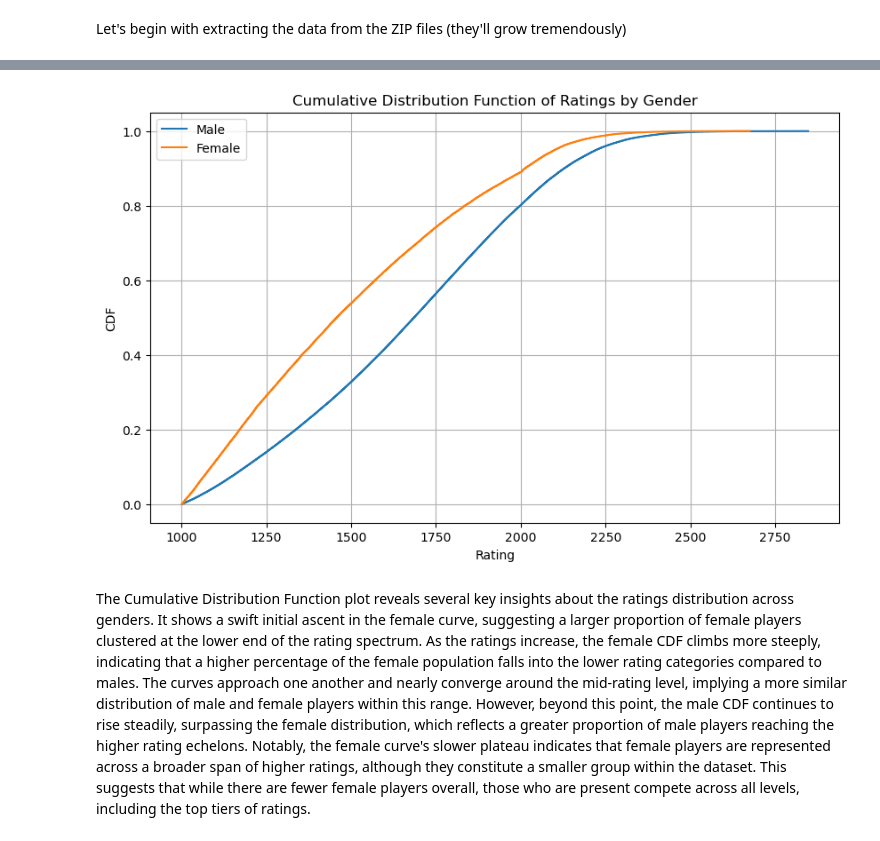
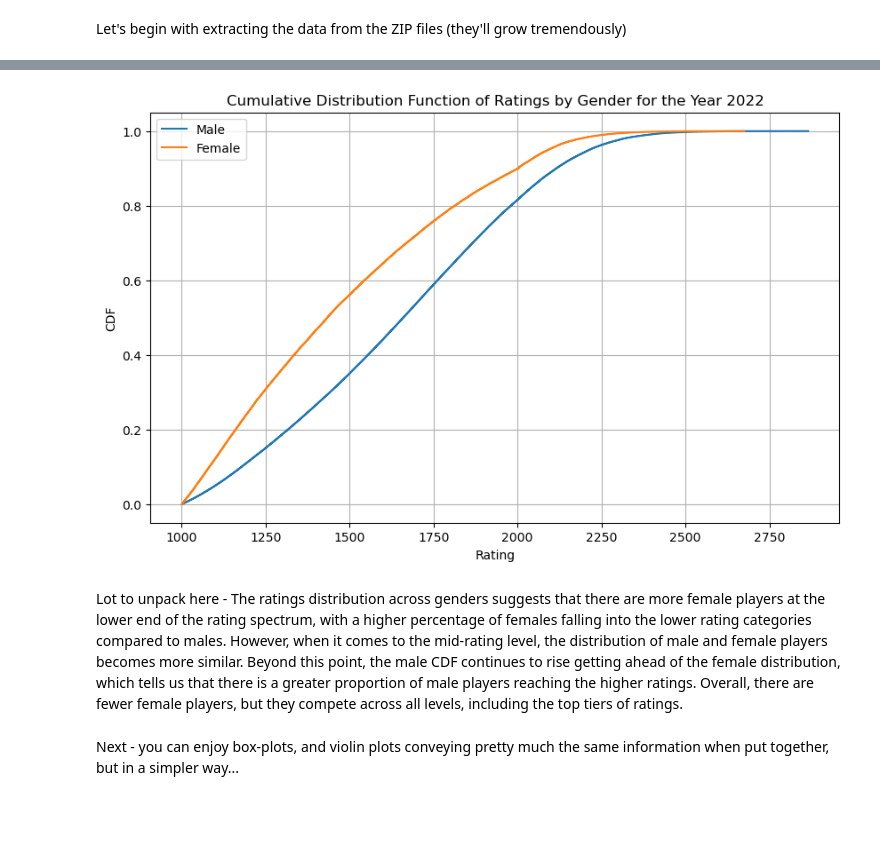
Before and after one commit to koalapowered/da_project, a Jupyter notebook: main/EDA.ipynb, the cells around one changed output, grey strips where cells are left out. Saved outputs shown, nothing was run; the diff lists cells and outputs as text; code cells hidden in the pictures; blank space fills up the shorter version.

```diff
--- a/main/EDA.ipynb
+++ b/main/EDA.ipynb
@@ -58,7 +70,8 @@ def xml_to_list(months_, years_, mode_):
             if os.path.exists(path_):
                 df = pd.read_xml(path_)
                 # making sure we don't add useless people
-                df.dropna(subset=['rating','birthday','sex','name','country'])
+                df.dropna(subset=['rating', 'birthday',
+                          'sex', 'name', 'country'])
                 df.add_suffix(month_+year_)
                 df.head(10)
                 lst.append(df)
@@ -288,31 +1018,34 @@ The plot suggests that efforts to increase female participation in chess might b
+# %%
+import numpy as np
+
+male_ratings = [df_std_22[df_std_22[f'sex_{i}'] == 'M'][f'rating_{i}'] for i in range(12)]  # Replace with your data fetching
+female_ratings = [df_std_22[df_std_22[f'sex_{i}'] == 'F'][f'rating_{i}'] for i in range(12)]  # Replace with your data fetching
+
+
+male_ratings_flat = np.concatenate(male_ratings)
+female_ratings_flat = np.concatenate(female_ratings)
+
+
+male_ratings_sorted = np.sort(male_ratings_flat)
+male_cdf = np.arange(1, len(male_ratings_sorted)+1) / len(male_ratings_sorted)
+
+
+female_ratings_sorted = np.sort(female_ratings_flat)
+female_cdf = np.arange(1, len(female_ratings_sorted)+1) / len(female_ratings_sorted)
 # %%
-# lets try an Cumulative Distribution Function (CDF) to see the distribution of the ratings
-
-# Separate the ratings for each gender
-male_ratings = df_std_[df_std_['sex_0'] == 'M']['rating_0']
-female_ratings = df_std_[df_std_['sex_0'] == 'F']['rating_0']
-
-# Calculate the CDF for male players
-male_ratings_sorted = np.sort(male_ratings)
-male_cdf = np.arange(1, len(male_ratings_sorted)+1) / len(male_ratings_sorted)
-
-# Calculate the CDF for female players
-female_ratings_sorted = np.sort(female_ratings)
-female_cdf = np.arange(1, len(female_ratings_sorted)+1) / len(female_ratings_sorted)
-
-# Plot the CDFs
 plt.figure(figsize=(10, 6))
 plt.plot(male_ratings_sorted, male_cdf, label='Male')
 plt.plot(female_ratings_sorted, female_cdf, label='Female')
 
+plt.title('Cumulative Distribution Function of Ratings by Gender for the Year 2022')
 plt.xlabel('Rating')
 plt.ylabel('CDF')
-plt.title('Cumulative Distribution Function of Ratings by Gender')
 plt.legend()
-plt.grid()
-
+plt.grid(True)
 plt.show()
 # %% [output]
-[figure, old version]
+[figure, new version]
 # %% [markdown]
-The Cumulative Distribution Function plot reveals several key insights about the ratings distribution across genders. It shows a swift initial ascent in the female curve, suggesting a larger proportion of female players clustered at the lower end of the rating spectrum. As the ratings increase, the female CDF climbs more steeply, indicating that a higher percentage of the female population falls into the lower rating categories compared to males. The curves approach one another and nearly converge around the mid-rating level, implying a more similar distribution of male and female players within this range. However, beyond this point, the male CDF continues to rise steadily, surpassing the female distribution, which reflects a greater proportion of male players reaching the higher rating echelons. Notably, the female curve's slower plateau indicates that female players are represented across a broader span of higher ratings, although they constitute a smaller group within the dataset. This suggests that while there are fewer female players overall, those who are present compete across all levels, including the top tiers of ratings.
+Lot to unpack here - The ratings distribution across genders suggests that there are more female players at the lower end of the rating spectrum, with a higher percentage of females falling into the lower rating categories compared to males. However, when it comes to the mid-rating level, the distribution of male and female players becomes more similar. Beyond this point, the male CDF continues to rise getting ahead of the female distribution, which tells us that there is a greater proportion of male players reaching the higher ratings. Overall, there are fewer female players, but they compete across all levels, including the top tiers of ratings.
+# %% [markdown]
+Next - you can enjoy box-plots, and violin plots conveying pretty much the same information when put together, but in a simpler way...
```
Also changed, not shown: parts of 120 cells of this notebook, 2 other files.
